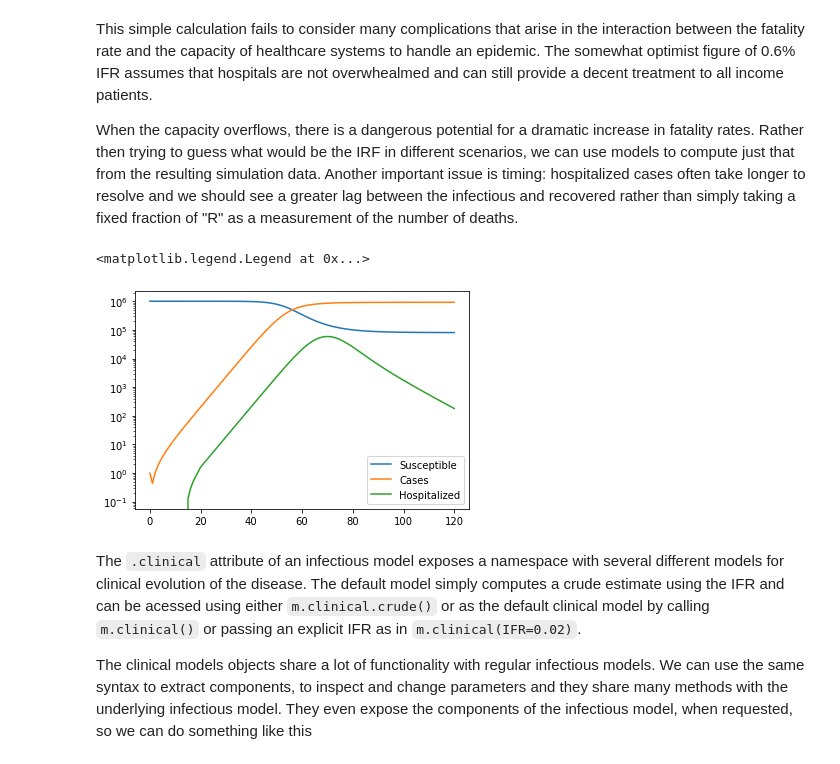
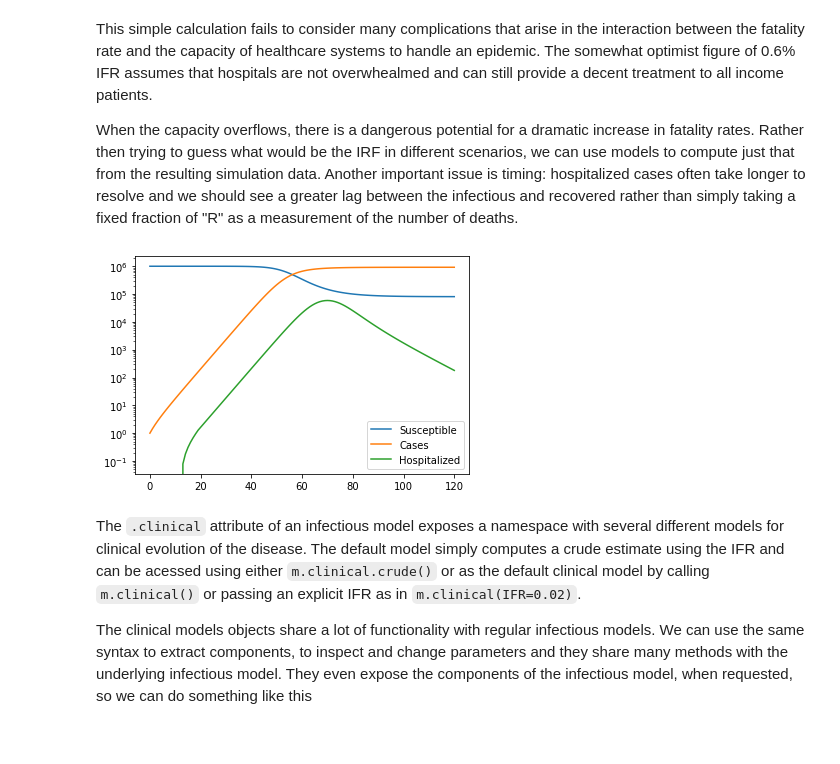
Before and after one commit to pydemic/pydemic, a Jupyter notebook: notebooks/intro.ipynb, the cells around one changed output. Drawn from its saved outputs; the diff is of its cells as text; code cells hidden in the pictures.

```diff
--- a/notebooks/intro.ipynb
+++ b/notebooks/intro.ipynb
@@ -94,10 +95,8 @@ When the capacity overflows, there is a dangerous potential for a dramatic incre
 # %%
 h = m.clinical.hospitalization_with_delay()
 h.plot(["susceptible", "cases", "hospitalized"])
-plt.legend()
 # %% [output]
-<matplotlib.legend.Legend at 0x...>
-[figure, old version]
+[figure, new version]
 # %% [markdown]
 The `.clinical` attribute of an infectious model exposes a namespace with several different models for clinical evolution of the disease. The default model simply computes a crude estimate using the IFR and can be acessed using either `m.clinical.crude()` or as the default clinical model by calling `m.clinical()` or passing an explicit IFR as in `m.clinical(IFR=0.02)`.
 
```
Also changed, not shown: parts of 25 cells of this notebook.
